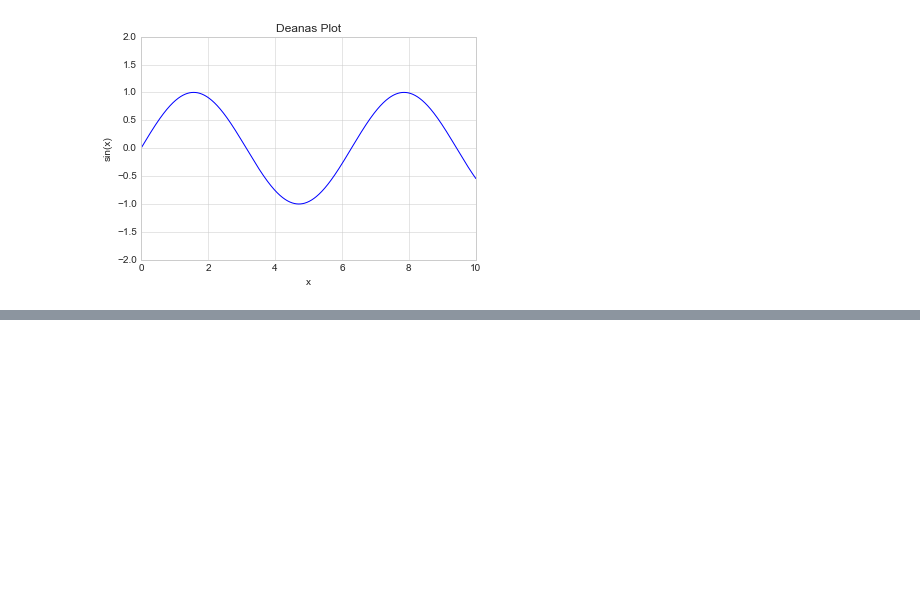
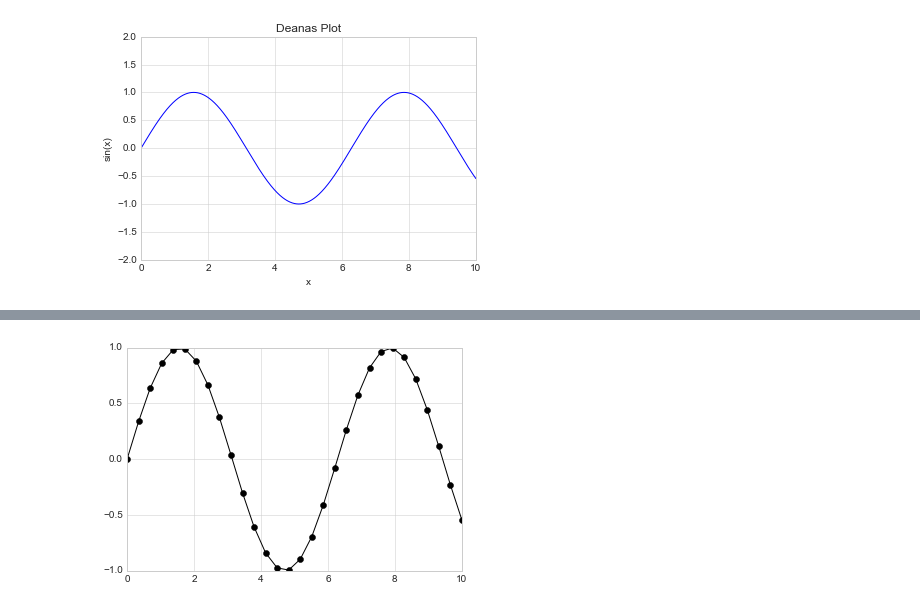
Before and after one commit to deanastuart/DataScienceHandbook, a Jupyter notebook: Ch4 Matplotlib.ipynb, the cells around one changed output, grey strips where cells are left out. Cells and saved outputs as stored; diff of their text form; code cells hidden in the pictures; blank space fills up the shorter version.

```diff
--- a/Ch4 Matplotlib.ipynb
+++ b/Ch4 Matplotlib.ipynb
@@ -107,0 +127,4 @@ ax.set(xlim=(0,10),ylim=(-2,2), xlabel='x', ylabel='sin(x)', title='Deanas Plot'
+# %%
+plt.plot(x,y, '-ok'); #line (-), circle marker (o), black(k)
+# %% [output]
+[figure, added]
```
Also changed, not shown: parts of 7 cells of this notebook.
